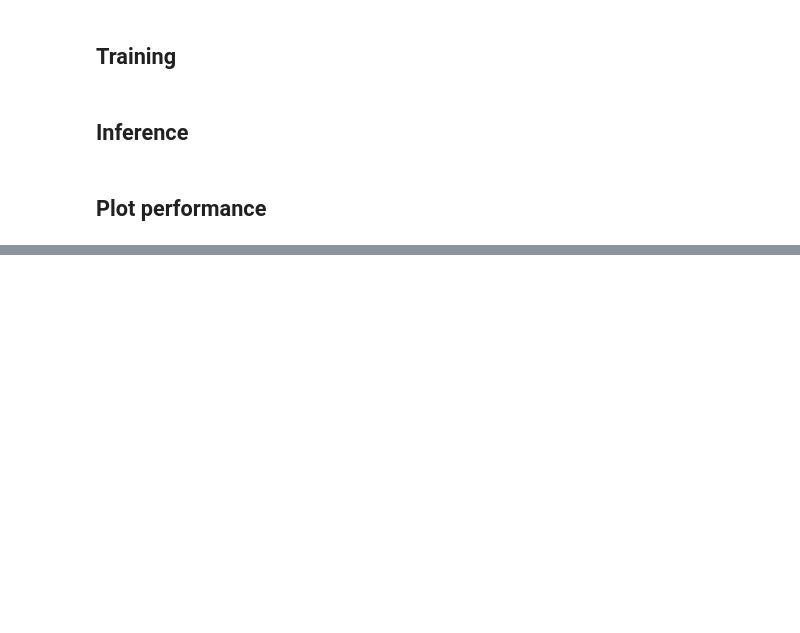
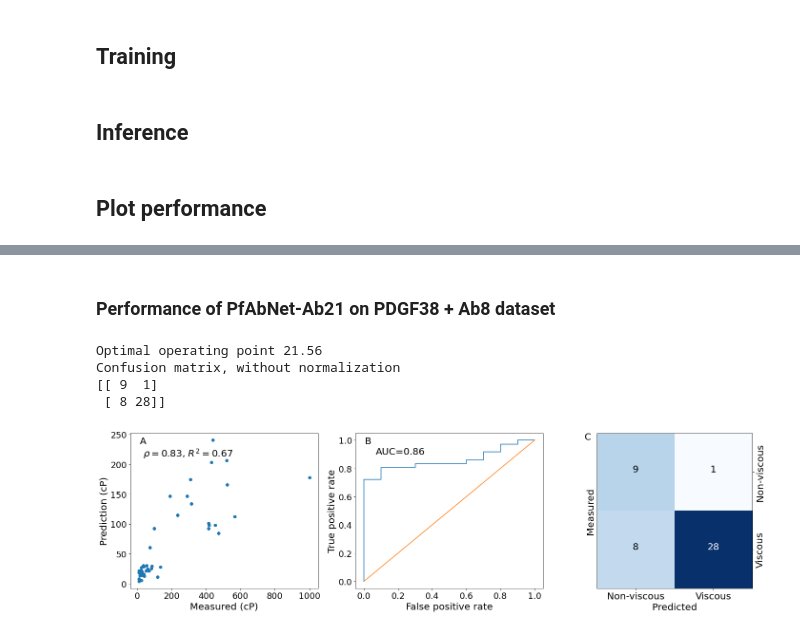
Before and after one commit to pfizer-opensource/pfabnet-viscosity, a Jupyter notebook: notebooks/3_validation.ipynb, the cells around one changed output, grey strips where cells are left out. Drawn from its saved outputs; the diff is of its cells as text; code cells hidden in the pictures; blank space fills up the shorter version.

```diff
--- a/notebooks/3_validation.ipynb
+++ b/notebooks/3_validation.ipynb
@@ -114,6 +121,14 @@ sbatch_script += '--output_file $4 --esp_dir $5 --NX $6 --grid_dim $7 --grid_spa
 
 with open('sbatch_predict.sh', 'w') as fptr:
     fptr.write(sbatch_script)
+# %%
+sbatch_script = sbatch_tmpl + '#SBATCH --time=0-4:00:00\n#SBATCH --ntasks-per-node=1\n#SBATCH --job-name=predict\n\n'
+sbatch_script += 'python pfabnet/predict.py --structure_file $1 '
+sbatch_script += '--PfAbNet_model_dir $2 --PfAbNet_model_prefix $3 '
+sbatch_script += '--output_file $4 --NX $5 --grid_dim $6 --grid_spacing $7 --shell_width $8\n'
+
+with open('sbatch_predict_Ab8.sh', 'w') as fptr:
+    fptr.write(sbatch_script)
 # %%
 ESP_DIR = 'data/hm/esp'
 NX = 10
@@ -428,0 +951,19 @@ AUC SE: PfAbNet: 0.04, Sharma: 0.06, SCM: 0.06
+# %% [markdown]
+### Performance of PfAbNet-Ab21 on PDGF38 + Ab8 dataset
+# %%
+np.random.seed(11)
+
+nrows, ncols = 1, 3
+fig, axs = plt.subplots(nrows, ncols, figsize=(8*ncols,6*nrows))
+
+generate_parity_plot(axs[0], df_pdgf38_ab8_pred[VISCOSITY_MES], df_pdgf38_ab8_pred[PfAbNet_SCORE_KEY], 'A')
+generate_roc_plot(axs[1], df_pdgf38_ab8_pred[VISCOSITY_MES], df_pdgf38_ab8_pred[PfAbNet_SCORE_KEY], 'B')
+generate_and_plot_confusion_matrix(axs[2], df_pdgf38_ab8_pred[VISCOSITY_MES], df_pdgf38_ab8_pred[PfAbNet_SCORE_KEY], 'C')
+
+plt.savefig('Suppl_fig2.png', bbox_inches='tight', dpi=300)
+# %% [output]
+Optimal operating point 21.56
+Confusion matrix, without normalization
+[[ 9  1]
+ [ 8 28]]
+[figure, added]
```
Also changed, not shown: parts of 26 cells of this notebook, 4 other files.
